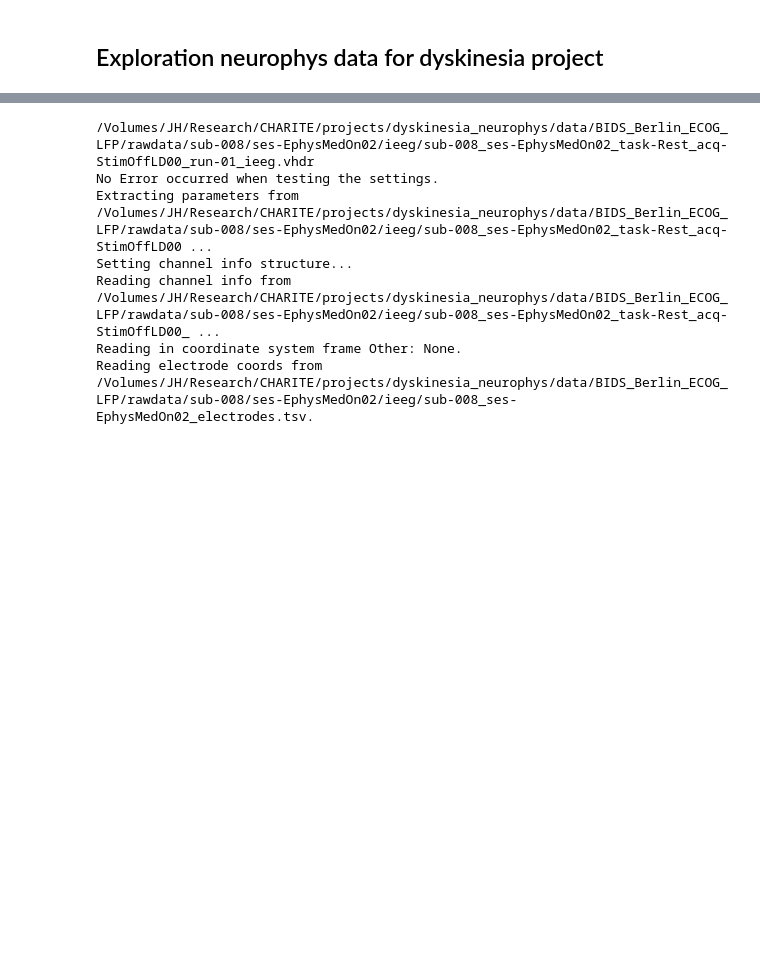
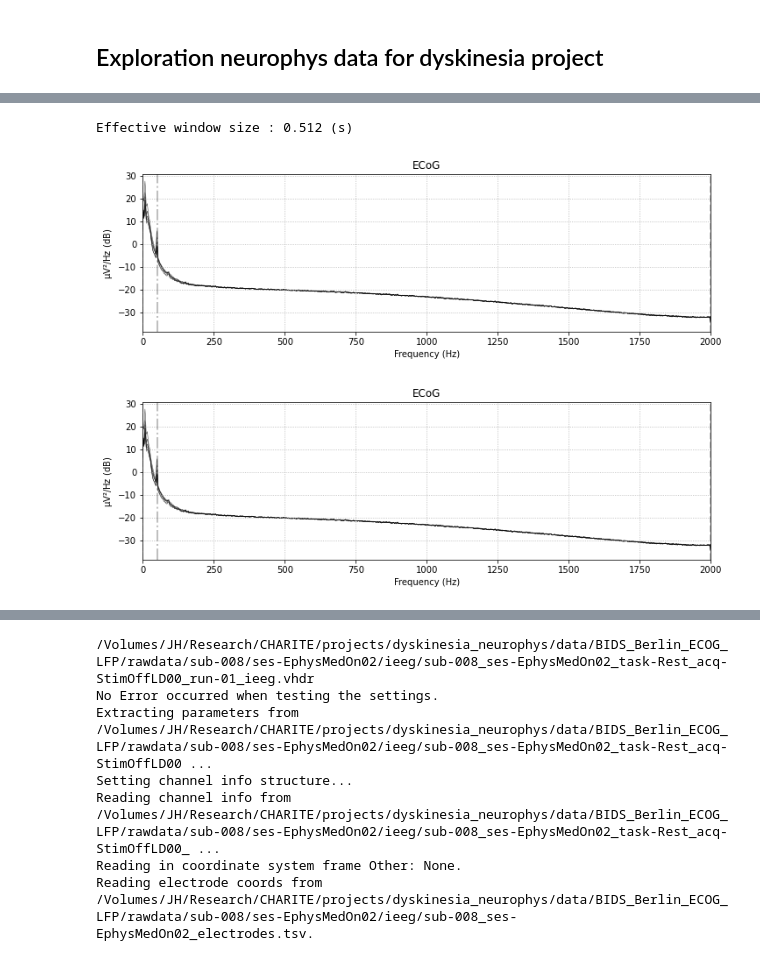
Before and after one commit to richardkoehler/py_neuromodulation, a Jupyter notebook: dyskinesia/dysk_gettingStarted.ipynb, the cells around one changed output, grey strips where cells are left out. Saved outputs shown, nothing was run; the diff lists cells and outputs as text; code cells hidden in the pictures; blank space fills up the shorter version.

```diff
--- a/dyskinesia/dysk_gettingStarted.ipynb
+++ b/dyskinesia/dysk_gettingStarted.ipynb
@@ -76,12 +2,0 @@ testRun = RunInfo(pt, ses, task, acq, run)
-# %%
-bidspath = mne_bids.BIDSPath(
-    subject=testRun.sub,
-    session=testRun.ses,
-    task=testRun.task,
-    acquisition=testRun.acq,
-    run=testRun.run,
-    suffix='ieeg',
-    extension='.vhdr',
-    datatype='ieeg',
-    root=ext_datapath
-)
@@ -138,0 +165,15 @@ Uses path and file definitions above mentioned.
+# %%
+# create specific patient-run Object
+# this can be looped (or mapped?) over different run's within a patient
+prepRun1 = RunInfo(
+    sub='008',
+    ses = 'EphysMedOn02',
+    task = 'Rest',
+    acq = 'StimOffLD00',
+    run = '01',
+    sourcepath=ext_datapath,
+)
+
+# pm use later for json settings in pipeline
+# %%
+rawRun1 = RunRawData(bidspath=prepRun1.bidspath)
@@ -138,0 +216,7 @@ Uses path and file definitions above mentioned.
+# %%
+# loading data to a RawBrainVision Object (.load_data())
+d1 = rawRun1.ecog.load_data()
+# loading data into np.array, or tuple of arrays incl time (get_data())
+d2 = rawRun1.ecog.get_data(return_times=True)
+print(f'MNE-Object size: {sys.getsizeof(d1)}, '
+      f'tuple of arrays size: {sys.getsizeof(d2)}')
@@ -138,0 +427,6 @@ Uses path and file definitions above mentioned.
+# %%
+d1.plot_psd()
+# %% [output]
+Effective window size : 0.512 (s)
+[figure, added]
+[figure, added]
```
Also changed, not shown: parts of 65 cells of this notebook, 1 other file.
